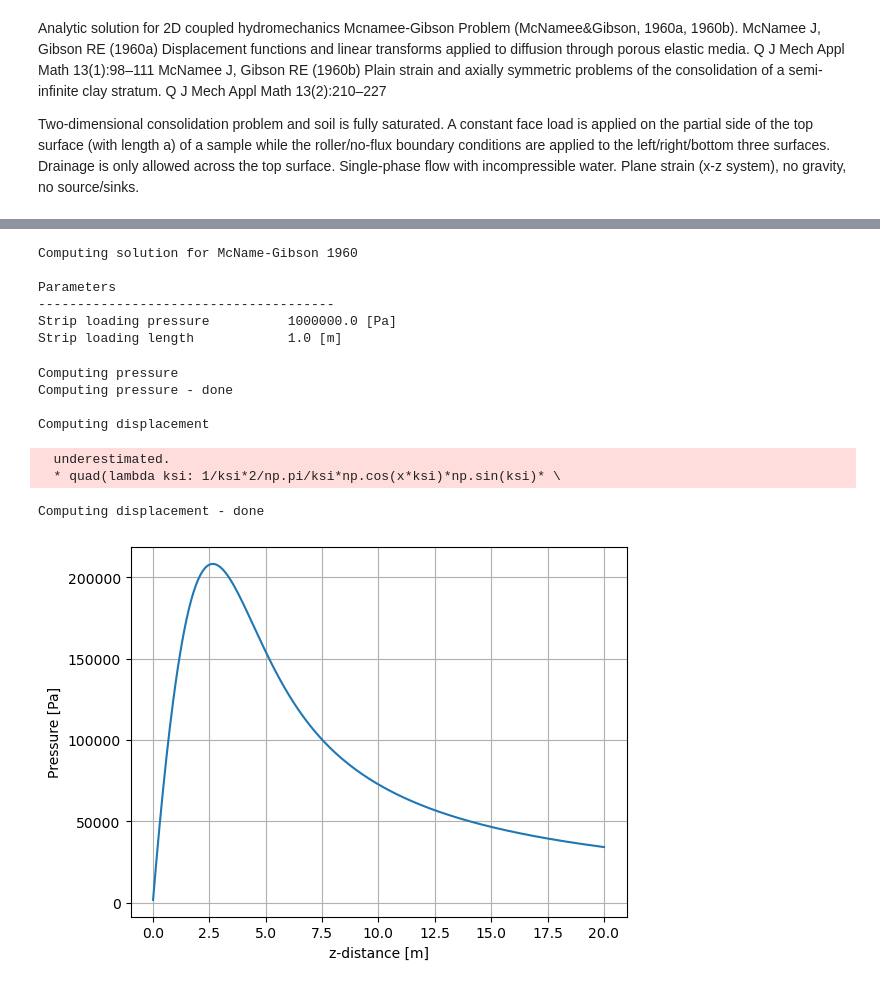
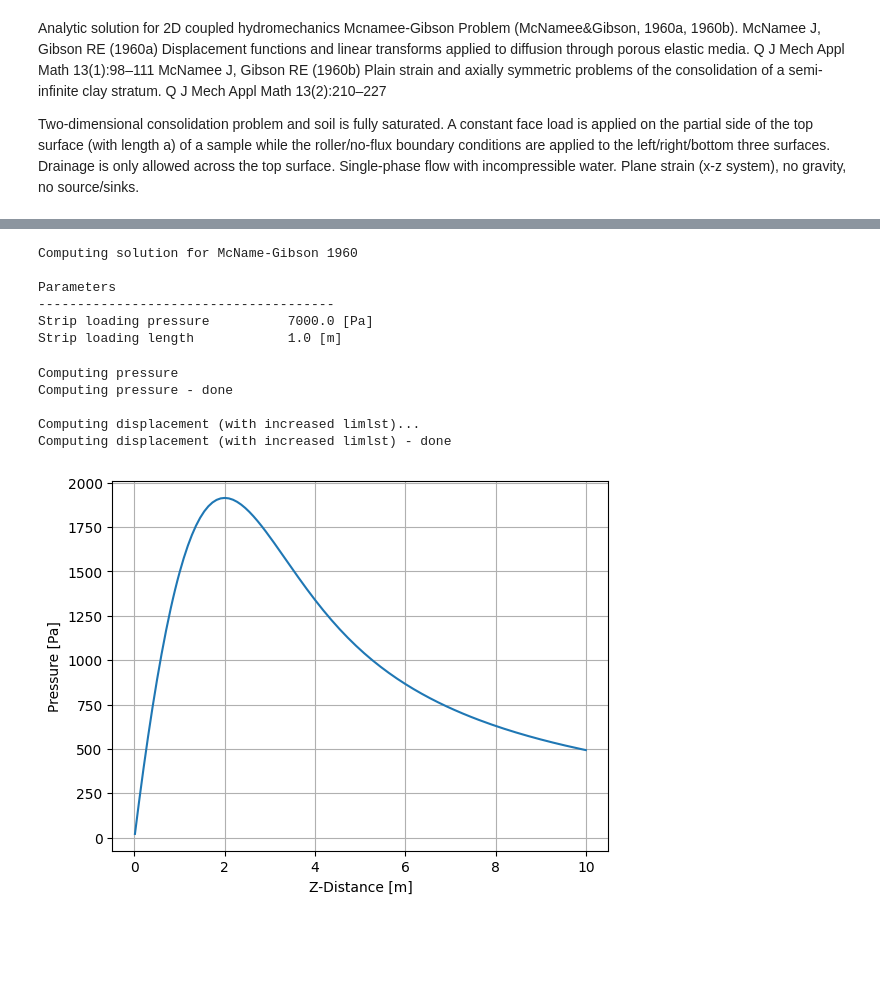
Before and after one commit to lanl/THMC_verification_scripts, a Jupyter notebook: mcnamee_gibson/Mcnamee-Gibson.ipynb, the cells around one changed output, grey strips where cells are left out. Saved outputs shown, nothing was run; the diff lists cells and outputs as text; code cells hidden in the pictures; blank space fills up the shorter version.

```diff
--- a/mcnamee_gibson/Mcnamee-Gibson.ipynb
+++ b/mcnamee_gibson/Mcnamee-Gibson.ipynb
@@ -326,21 +348,21 @@ def displacement_top_point(t_array, x_array, P0, L0, Cv, v, G):
 # %%
 print("Computing solution for McName-Gibson 1960")
 # Model Parameters
-P0 = 1.0e6     # Strip loading pressure (Pascals)
+P0 = 7.0e3     # Strip loading pressure (Pascals)
 L0 = 1.0         # Strip loading length (meters)
-k = 3.0e-14    # Matrix permeability (m^2) =50[mD]
-phi = 0.1      # Porosity
-E  = 60.0E9    # Young's modulus
+k = 1.0e-12    # Matrix permeability (m^2) =50[mD]
+phi = 0.2      # Porosity
+E  = 1.0E9    # Young's modulus
 v  = 0.0       # Poisson's ratio
 biot  = 1.0       # Biot coefficient
-Cf = 0         # Fluid compressbility
+Cf = 0.0         # Fluid compressbility
 Cm = 1e-10     # Porous medium compressbility
 miu = 0.001     # Dynamic viscosity
-G  = E/2/(1+v) # Shear modulus
-K_c = E*(1-v) / (1+v) / (1-2*v) # Constrained modulus
+G  = E/(2 * (1+v)) # Shear modulus
+K_c = E*(1-v) / ((1+v) * (1-2*v)) # Constrained modulus
 # M  = 1 /( (por*Cf + (b-por)*(1-b)*Cm) ) # Biot modulus
 ss = phi*Cf + (biot-phi)*(1-biot)*Cm # Specfic storage
-Cv = k*K_c / miu / (K_c*ss+biot*biot) # Coefficient of consolidation
+Cv = k*K_c / miu / (K_c*ss+biot**2) # Coefficient of consolidation
 
 
 print("\nParameters")
@@ -352,33 +374,31 @@ print("")
 #########################################################################
 # calculate pressure along the left boundary at the end of the given elapsed time
 # calculate displacement along the top boundary at the end of the given elapsed time
-z = np.concatenate( (np.linspace(0.01, 0.1, 10), np.linspace(0.1, 1, 19), np.linspace(1, 20, 191)) )
+z = np.concatenate( (np.linspace(0.01, 0.1, 100), np.linspace(0.1, 1, 19), np.linspace(1, 10, 100)) )
 # %% [output]
 Computing solution for McName-Gibson 1960
 
 Parameters
 --------------------------------------
-Strip loading pressure          1000000.0 [Pa]
+Strip loading pressure          7000.0 [Pa]
 Strip loading length            1.0 [m]
 # %%
-t = 1
+t = 1.0
 pressure     = excess_pore_pressure_left(t, z, P0, L0, Cv, v)
 displacement = displacement_top(t, z, P0, L0, Cv, v, G)
 # %% [output]
 Computing pressure
 Computing pressure - done
 
-Computing displacement
+Computing displacement (with increased limlst)...
+Computing displacement (with increased limlst) - done
-  underestimated.
-  * quad(lambda ksi: 1/ksi*2/np.pi/ksi*np.cos(x*ksi)*np.sin(ksi)* \
-Computing displacement - done
-# %%
-fig1,ax1 = plt.subplots(nrows=1)
-ax1.plot(z, pressure)
-ax1.set_xlabel(u'z-distance [m]')
-ax1.set_ylabel(u'Pressure [Pa]')
-plt.grid(True)
-plt.show()
-# %% [output]
-[figure, removed]
+# %%
+fig1,ax1 = plt.subplots(nrows=1)
+ax1.plot(z , pressure)
+ax1.set_xlabel(u'Z-Distance [m]')
+ax1.set_ylabel(u'Pressure [Pa]')
+plt.grid(True)
+plt.show()
+# %% [output]
+[figure, added]
 # %%
```
Also changed, not shown: parts of 8 cells of this notebook, 1 other file.
